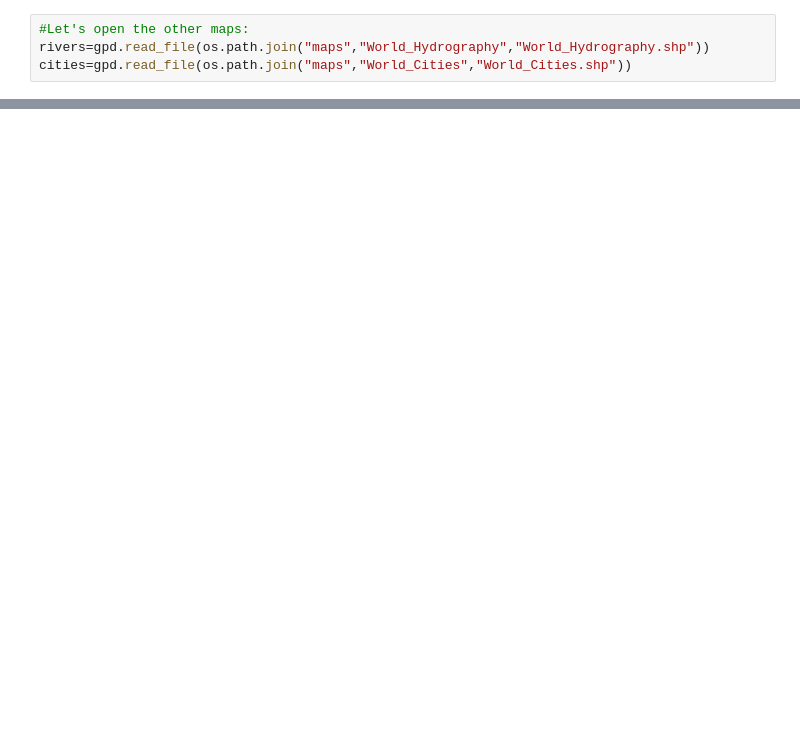
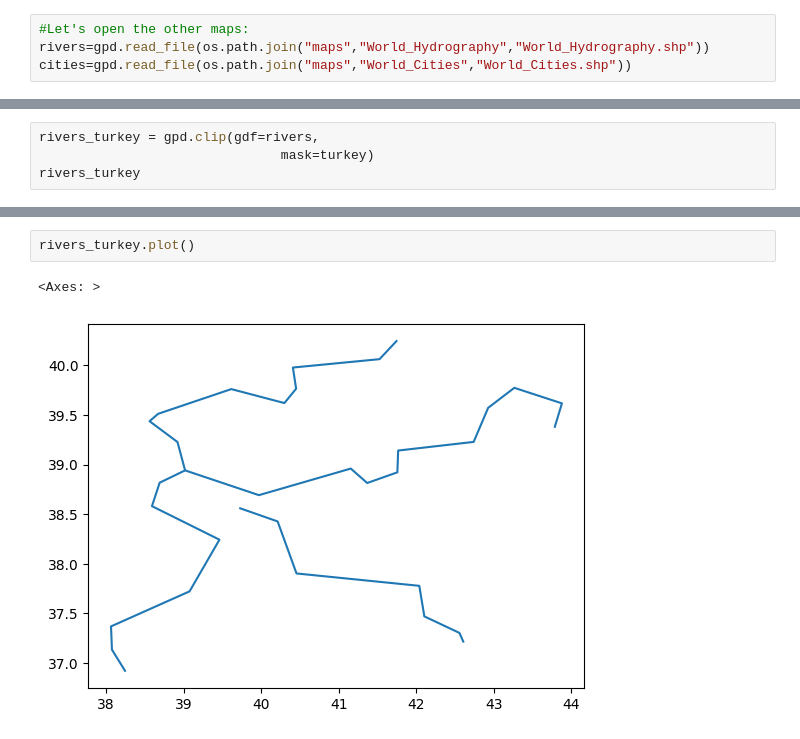
Before and after one commit to 1IAS21-Tarea/simpleplot, a Jupyter notebook: Evalucion2.ipynb, the cells around one changed output, grey strips where cells are left out. Drawn from its saved outputs; the diff is of its cells as text; blank space fills up the shorter version.

```diff
--- a/Evalucion2.ipynb
+++ b/Evalucion2.ipynb
@@ -248,0 +28,4 @@ m
+# %%
+rivers_turkey = gpd.clip(gdf=rivers,
+                               mask=turkey)
+rivers_turkey
@@ -248,0 +90,5 @@ m
+# %%
+rivers_turkey.plot()
+# %% [output]
+<Axes: >
+[figure, added]
```
Also changed, not shown: parts of 57 cells of this notebook, 1 other file.
